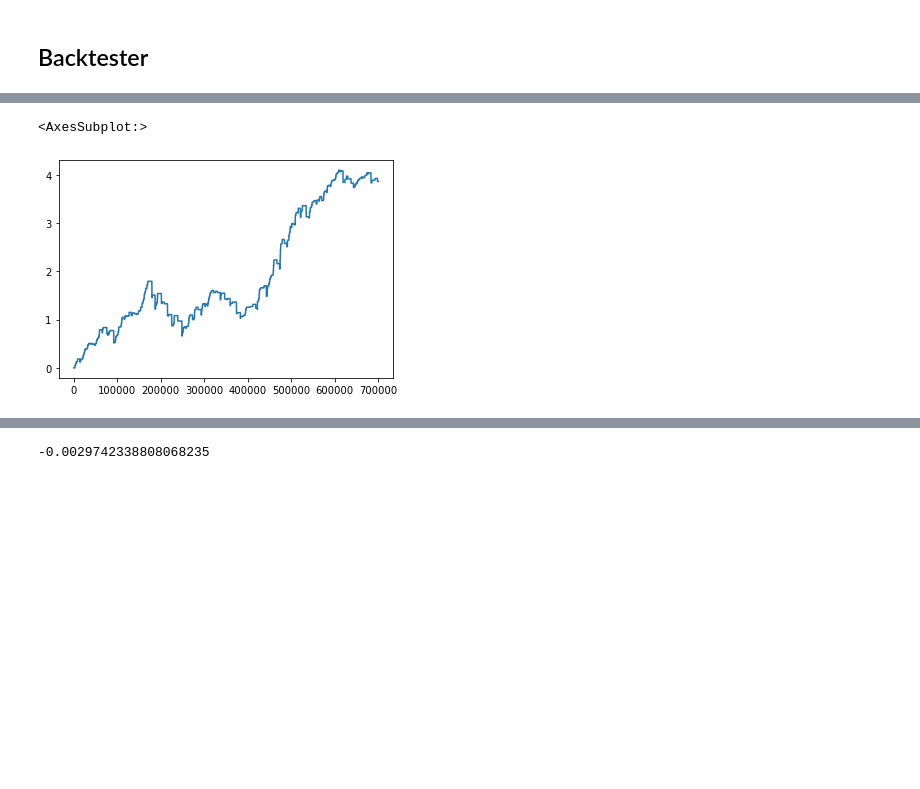
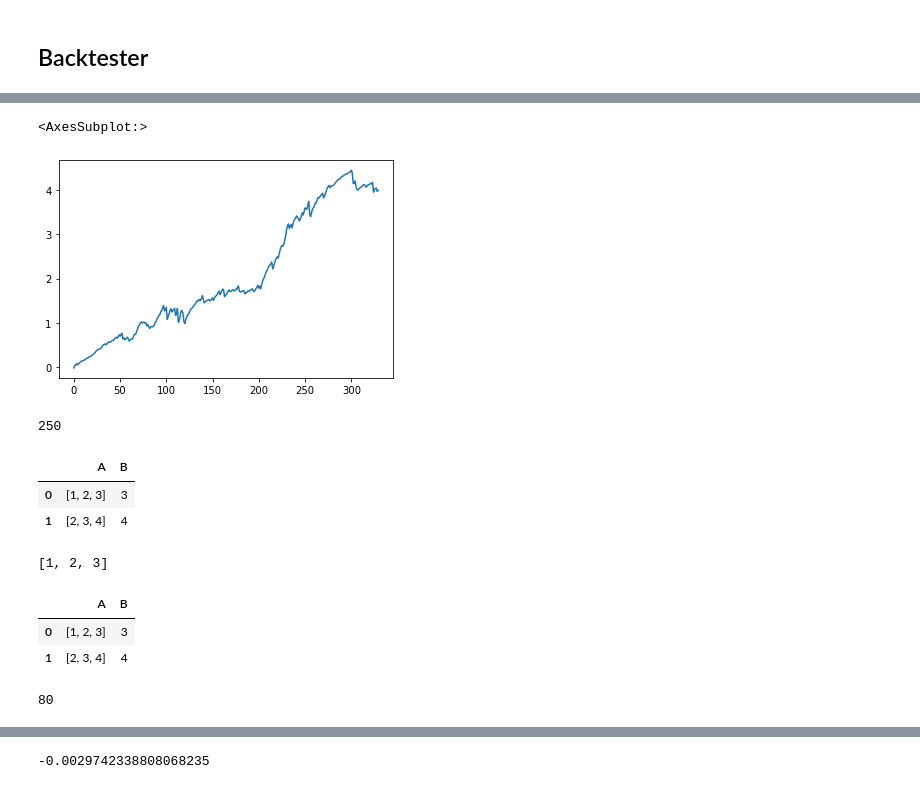
Before and after one commit to sunnymnie/crypto-printer, a Jupyter notebook: research/encompassing-backtester.ipynb, the cells around one changed output, grey strips where cells are left out. Drawn from its saved outputs; the diff is of its cells as text; code cells hidden in the pictures; blank space fills up the shorter version.

```diff
--- a/research/encompassing-backtester.ipynb
+++ b/research/encompassing-backtester.ipynb
@@ -22,7 +22,7 @@ df = df.dropna()
 # %% [markdown]
 ## Hedge Ratio calculation
 # %%
-ds = 200 #downsample
+ds = 50 #downsample
 hedge_ratio = np.full(df.shape[0], np.nan)
 l = math.floor(len(hedge_ratio)/ds)
 index = []
@@ -46,8 +46,8 @@ spread = pd.DataFrame(hr.hr, index=df.index)
 spread.ffill(inplace=True)
 
 spread = pd.Series((df['B'] - spread["hr"] * df['A'])).rename("spread").to_frame()
-spread["mean"] = spread.spread.rolling(5000).mean()
-spread["std"] =  spread.spread.rolling(5000).std()
+spread["mean"] = spread.spread.rolling(4000).mean()
+spread["std"] =  spread.spread.rolling(4000).std()
 spread["zscore"] = pd.Series((spread["spread"]-spread["mean"])/spread["std"])
 
 spread = spread.dropna()
@@ -130,4 +133,4 @@ def get_drawdowns(dd_indices):
     c.sort()
     return c[::-1]
 # %%
-long_a, long_b, liquidate, cusum, returns, drawdowns = run_backtest(spread, 1.5, .5)
+long_a, long_b, liquidate, cusum, returns, drawdowns = run_backtest(spread, 2., 0.)
@@ -133,0 +142,9 @@ long_a, long_b, liquidate, cusum, returns, drawdowns = run_backtest(spread, 1.5,
+# %%
+pd.Series(returns).cumsum().plot()
+# %% [output]
+<AxesSubplot:>
+[figure, added]
+# %%
+len(list(filter(lambda x: x>0, returns)))
+# %% [output]
+250
@@ -133,0 +157,7 @@ long_a, long_b, liquidate, cusum, returns, drawdowns = run_backtest(spread, 1.5,
+# %%
+d = pd.read_csv("returnss.csv")
+d
+# %% [output]
+|  | A | B |
+| 0 | [1, 2, 3] | 3 |
+| 1 | [2, 3, 4] | 4 |
@@ -134,5 +166,35 @@ long_a, long_b, liquidate, cusum, returns, drawdowns = run_backtest(spread, 1.5,
+# %%
+ast.literal_eval(d.A[0])
+# %% [output]
+[1, 2, 3]
+# %%
+d["A"] = list(map(lambda x: list(ast.literal_eval(x)), d.A))
+d
+# %% [output]
+|  | A | B |
+| 0 | [1, 2, 3] | 3 |
+| 1 | [2, 3, 4] | 4 |
 # %%
-pd.Series(cusum).plot()
+def get_wins_and_losses(returns):
+    wins = len(list(filter(lambda x: x>0, returns)))
+    losses = len(list(filter(lambda x: x<=0, returns)))
+    return wins, losses
+
+def get_average_win_loss(returns):
+    wins = np.mean(list(filter(lambda x: x>0, returns)))
+    losses = np.mean(list(filter(lambda x: x<=0, returns)))
+    return wins, losses
+
+def get_winning_losing_streak(returns):
+    w, p_w = 0, 0
+    l, p_l = 0, 0
+    for trade in returns:
+        if trade > 0:
+            w += 1
+            p_l = l if l>p_l else p_l
+            l = 0
+        else:
+            l += 1
+            p_w = w if w>p_w else p_w
+            w = 0
+    return p_w, p_l
-# %% [output]
-<AxesSubplot:>
-[figure, removed]
@@ -138,0 +203,4 @@ pd.Series(cusum).plot()
+# %%
+b
+# %% [output]
+80
```
Also changed, not shown: parts of 13 cells of this notebook, 2 other files.
